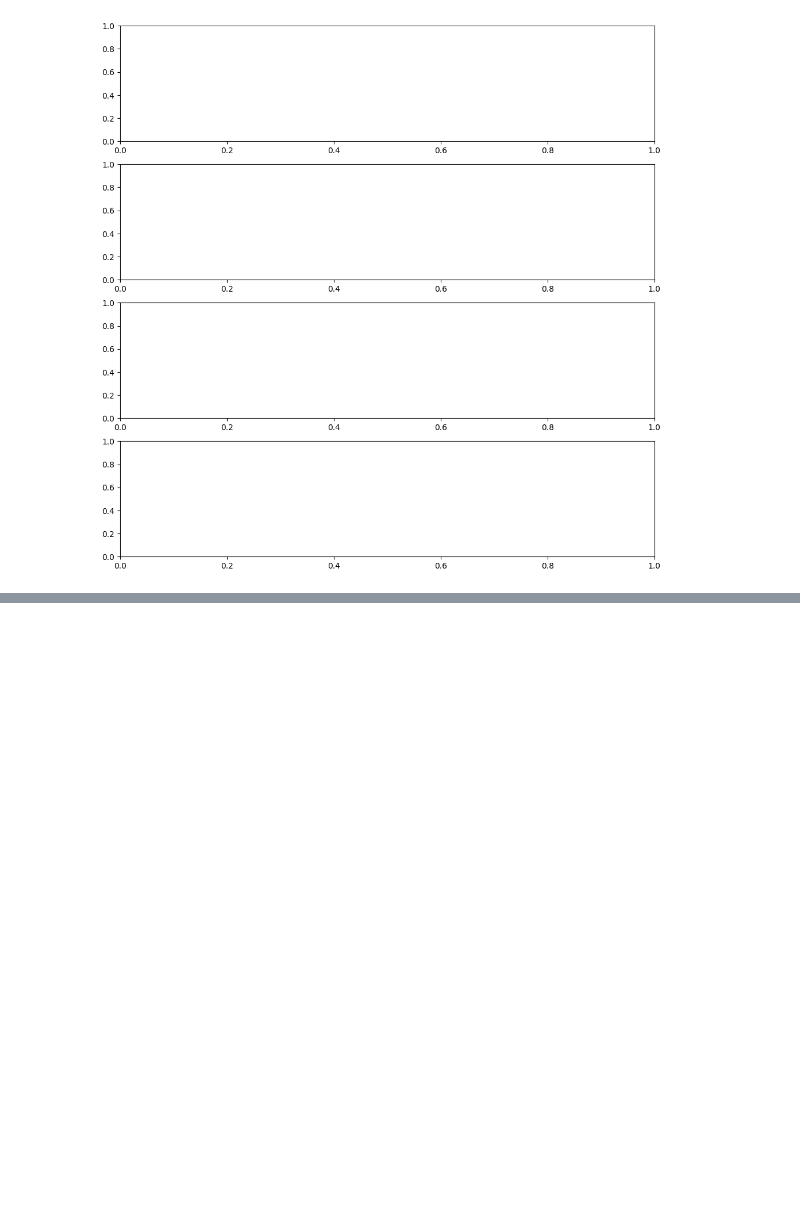
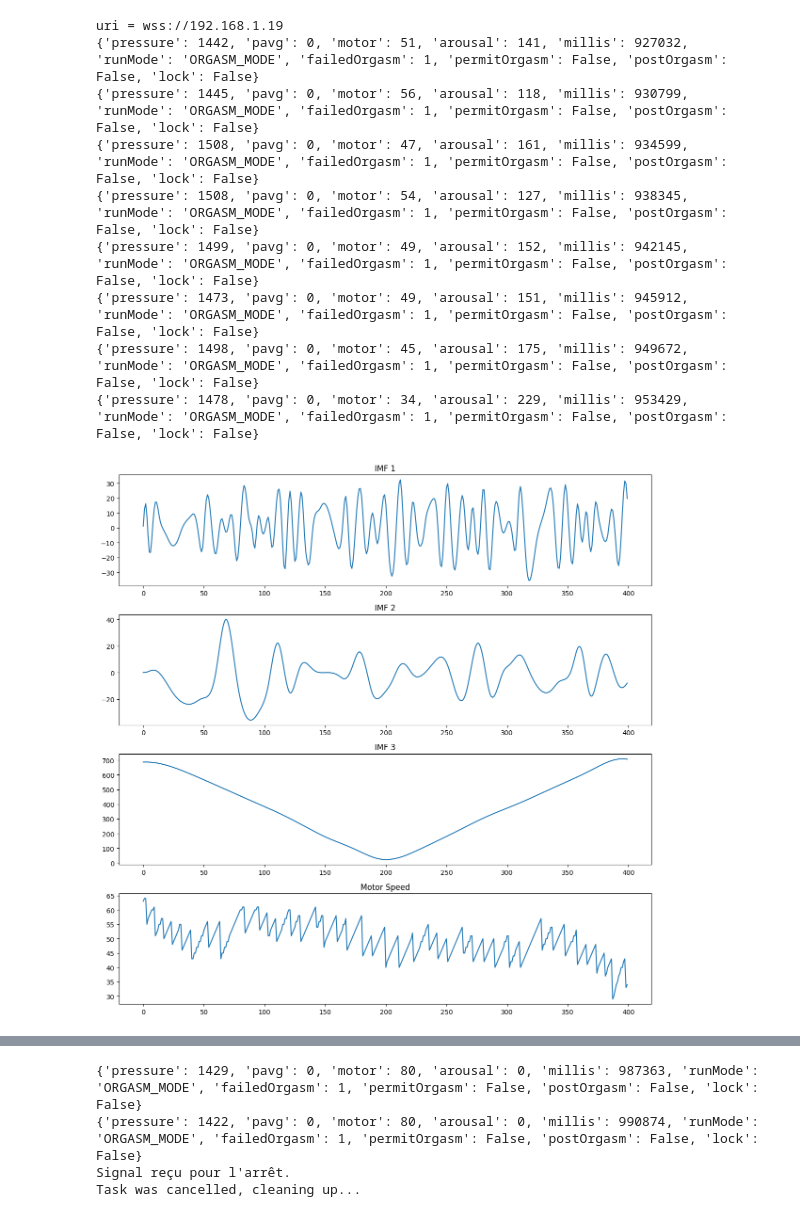
Before and after one commit to B4ben-69/tensorFlow_edging, a Jupyter notebook: Edging_training.ipynb, the cells around one changed output, grey strips where cells are left out. Saved outputs shown, nothing was run; the diff lists cells and outputs as text; code cells hidden in the pictures; blank space fills up the shorter version.

```diff
--- a/Edging_training.ipynb
+++ b/Edging_training.ipynb
@@ -26,14 +26,15 @@ stop_event = asyncio.Event()
 # global variables
 pressure_values = []
 motor_values = []
-window_size = 200
+window_size = 400
 #num_imfs = 1
 epoch = 0
-
-# Initialize the plot
-plt.ion()  # Turn on interactive mode
-fig, axes = plt.subplots(4, 1, figsize=(12, 12)) # Adjust figure size as needed
-plt.show()
+fig = None
+axes = None
+## Initialize the plot
+#plt.ion()  # Turn on interactive mode
+#fig, axes = plt.subplots(4, 1, figsize=(12, 12)) # Adjust figure size as needed
+#plt.show()
 
 async def connect_to_websocket(uri, output_file):
     ssl_context = ssl.SSLContext(ssl.PROTOCOL_TLS_CLIENT)
@@ -110,6 +111,10 @@ def process_message(message):
                if imf.size > 0:
                   imfs = imf[:, 1:]
 
+                  #print(imfs.size)
+                  #print(np.array(pressure_values).reshape(-1, 1).size)
+                  #print(np.array(motor_values).reshape(-1, 1).size)
+
                   # Prepare dataset (consider adding other features if needed)
                   #dataset = np.hstack((imfs, np.array(motor_values).reshape(-1, 1)))
 
@@ -122,18 +127,45 @@ def process_message(message):
 
                   # Update the plots
                   # Plot the IMFs and motor speed
-                  num_imfs = imfs.shape[1]
-                  for i in range(num_imfs):
-                      axes[i].clear()
+                  num_imfs = imfs.shape[1] if imf.size > 0 else 0  # Handle case where imf is empty
+
+#                  if axes is None:
+#                    # Initialize the plot
+#                    plt.ion()  # Turn on interactive mode
+#                    fig, axes = plt.subplots(num_imfs + 1, 1, figsize=(12, 12)) # Adjust figure size as needed
+#                    plt.show()
+#
+#                  for i in range(num_imfs):
+#                      axes[i].clear()
+#                      axes[i].plot(imfs[:, i])
+#                      axes[i].set_title(f"IMF {i+1}")
+#
+#                  #axes[num_imfs].clear()
+#                  #axes[num_imfs].plot(motor_values)
+#                  #axes[num_imfs].set_title('Motor Speed')
+#
+#                  fig.canvas.draw()
+#                  fig.canvas.flush_events()
+
+                  if epoch % 200 == 0:
+                    fig, axes = plt.subplots(num_imfs + 1, 1, figsize=(12, 12))
+
+                    # Plot IMFs
+                    for i in range(num_imfs):
                       axes[i].plot(imfs[:, i])
                       axes[i].set_title(f"IMF {i+1}")
 
-                  axes[num_imfs].clear()
-                  axes[num_imfs].plot(motor_values)
-                  axes[num_imfs].set_title('Motor Speed')
+                    # Plot motor speed in the last subplot
+                    axes[num_imfs].plot(np.array(motor_values[last_n_element:]) * 255)
+                    axes[num_imfs].set_title('Motor Speed')
 
-                  fig.canvas.draw()
-                  fig.canvas.flush_events()
+                    # Plot arousal in the last subplot
+                    #axes[num_imfs+1].plot(arousal)
+                    #axes[num_imfs+1].set_title('arousal')
+                    plt.tight_layout()
+                    plt.show()
+
+
 
 #            runMode_values = np.array([item.readings['runMode']])
             # One-hot encode runMode
@@ -149,31 +181,40 @@ def process_message(message):
         pass
 
     return None
 
 def shutdown(signal_received, frame):
     print("Signal reçu pour l'arrêt.")
     stop_event.set()
     for task in asyncio.all_tasks(loop):
         task.cancel()
 
 if __name__ == "__main__":
     uri = "wss://" + "192.168.1.19"
 
     print(f"uri = {uri}")
     current_time = datetime.now().strftime("%Y%m%d_%H%M%S")
     output_file = f"stream_output_{current_time}.txt"
 
     # Register the signal handler
     signal.signal(signal.SIGINT, shutdown)
     signal.signal(signal.SIGTERM, shutdown)
 
     try:
         loop.run_until_complete(connect_to_websocket(uri, output_file))
     except asyncio.CancelledError:
         pass
     finally:
         if not loop.is_running():
             loop.close()
         print("Programme arrêté.")
 # %% [output]
+uri = wss://192.168.1.19
+{'pressure': 1442, 'pavg': 0, 'motor': 51, 'arousal': 141, 'millis': 927032, 'runMode': 'ORGASM_MODE', 'failedOrgasm': 1, 'permitOrgasm': False, 'postOrgasm': False, 'lock': False}
+{'pressure': 1445, 'pavg': 0, 'motor': 56, 'arousal': 118, 'millis': 930799, 'runMode': 'ORGASM_MODE', 'failedOrgasm': 1, 'permitOrgasm': False, 'postOrgasm': False, 'lock': False}
+{'pressure': 1508, 'pavg': 0, 'motor': 47, 'arousal': 161, 'millis': 934599, 'runMode': 'ORGASM_MODE', 'failedOrgasm': 1, 'permitOrgasm': False, 'postOrgasm': False, 'lock': False}
+{'pressure': 1508, 'pavg': 0, 'motor': 54, 'arousal': 127, 'millis': 938345, 'runMode': 'ORGASM_MODE', 'failedOrgasm': 1, 'permitOrgasm': False, 'postOrgasm': False, 'lock': False}
+{'pressure': 1499, 'pavg': 0, 'motor': 49, 'arousal': 152, 'millis': 942145, 'runMode': 'ORGASM_MODE', 'failedOrgasm': 1, 'permitOrgasm': False, 'postOrgasm': False, 'lock': False}
+{'pressure': 1473, 'pavg': 0, 'motor': 49, 'arousal': 151, 'millis': 945912, 'runMode': 'ORGASM_MODE', 'failedOrgasm': 1, 'permitOrgasm': False, 'postOrgasm': False, 'lock': False}
+{'pressure': 1498, 'pavg': 0, 'motor': 45, 'arousal': 175, 'millis': 949672, 'runMode': 'ORGASM_MODE', 'failedOrgasm': 1, 'permitOrgasm': False, 'postOrgasm': False, 'lock': False}
+{'pressure': 1478, 'pavg': 0, 'motor': 34, 'arousal': 229, 'millis': 953429, 'runMode': 'ORGASM_MODE', 'failedOrgasm': 1, 'permitOrgasm': False, 'postOrgasm': False, 'lock': False}
-[figure, old version]
+[figure, new version]
@@ -196,0 +231,4 @@ Programme arrêté.
+{'pressure': 1429, 'pavg': 0, 'motor': 80, 'arousal': 0, 'millis': 987363, 'runMode': 'ORGASM_MODE', 'failedOrgasm': 1, 'permitOrgasm': False, 'postOrgasm': False, 'lock': False}
+{'pressure': 1422, 'pavg': 0, 'motor': 80, 'arousal': 0, 'millis': 990874, 'runMode': 'ORGASM_MODE', 'failedOrgasm': 1, 'permitOrgasm': False, 'postOrgasm': False, 'lock': False}
+Signal reçu pour l'arrêt.
+Task was cancelled, cleaning up...
```
Also changed, not shown: parts of 1 cell of this notebook.
